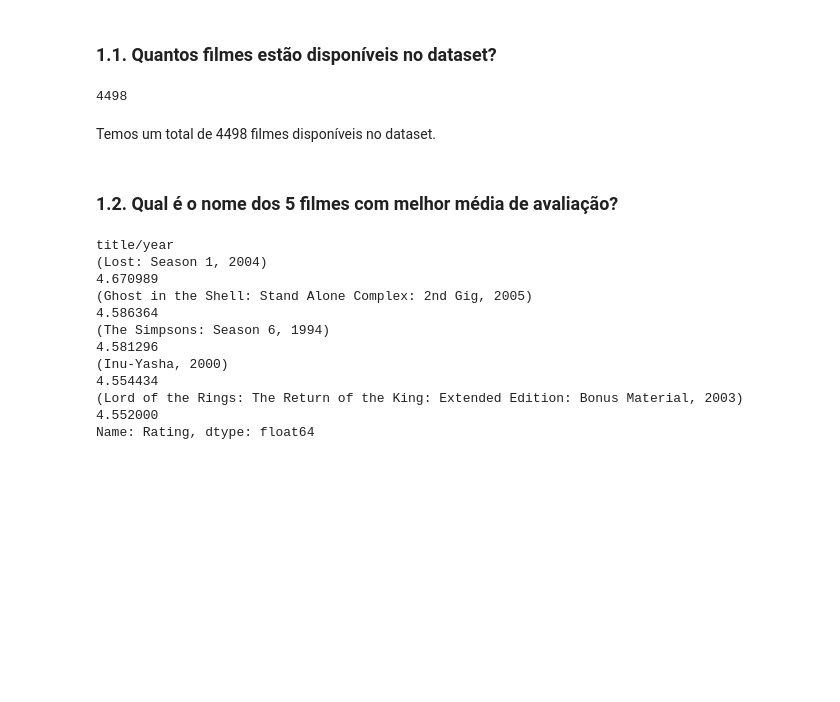
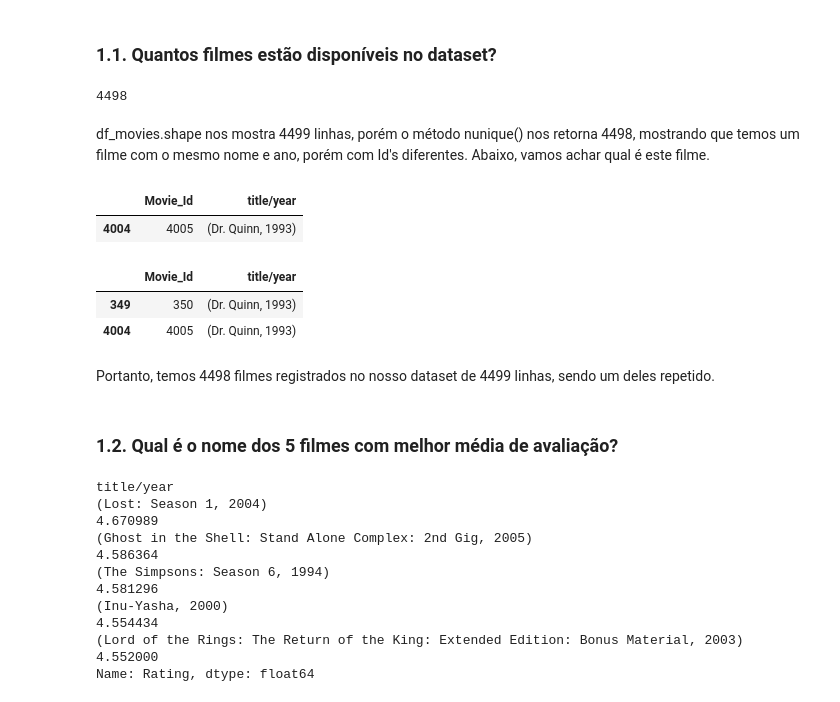
Before and after one commit to lucasboscatti/desafio_estagio_dados_solvimm, a Jupyter notebook: desafio_estagio_dados_solvimm.ipynb, the cells around one changed output. Saved outputs shown, nothing was run; the diff lists cells and outputs as text; code cells hidden in the pictures; blank space fills up the shorter version.

```diff
--- a/desafio_estagio_dados_solvimm.ipynb
+++ b/desafio_estagio_dados_solvimm.ipynb
@@ -189,8 +201,34 @@ df.head()
 df_movies['title/year'].nunique()
 # %% [output]
 4498
-# %% [markdown]
-Temos um total de 4498 filmes disponíveis no dataset.
+# %% [markdown]
+df_movies.shape nos mostra 4499 linhas, porém o método nunique() nos retorna 4498, mostrando que temos um filme com o mesmo nome e ano, porém com Id's diferentes. Abaixo, vamos achar qual é este filme.
+# %%
+# Usamos o método loc() que recebe a coluna 'title/year' de df_movies
+# O método loc() faz uma busca por linhas que satisfaçam a condição.
+
+# O método duplicated() procura por valores duplicados
+# A saída é um dataframe com as linhas recebendo valores boolean
+
+# A saída é um dataframe com as linhas que satisfazem a condição.
+
+df_movies.loc[df_movies['title/year'].duplicated()==True]
+# %% [output]
+|  | Movie_Id | title/year |
+| 4004 | 4005 | (Dr. Quinn, 1993) |
+# %%
+# Usamos o método loc() que recebe a coluna 'title/year' de df_movies
+# O método loc() faz uma busca por linhas que satisfaçam a condição.
+
+# A saída é um dataframe com as linhas que satisfazem a condição.
+
+df_movies.loc[df_movies['title/year'] == '(Dr. Quinn, 1993)']
+# %% [output]
+|  | Movie_Id | title/year |
+| 349 | 350 | (Dr. Quinn, 1993) |
+| 4004 | 4005 | (Dr. Quinn, 1993) |
+# %% [markdown]
+Portanto, temos 4498 filmes registrados no nosso dataset de 4499 linhas, sendo um deles repetido.
 # %% [markdown]
 ### 1.2. Qual é o nome dos 5 filmes com melhor média de avaliação?
 # %%
```
Also changed, not shown: parts of 6 cells of this notebook.
